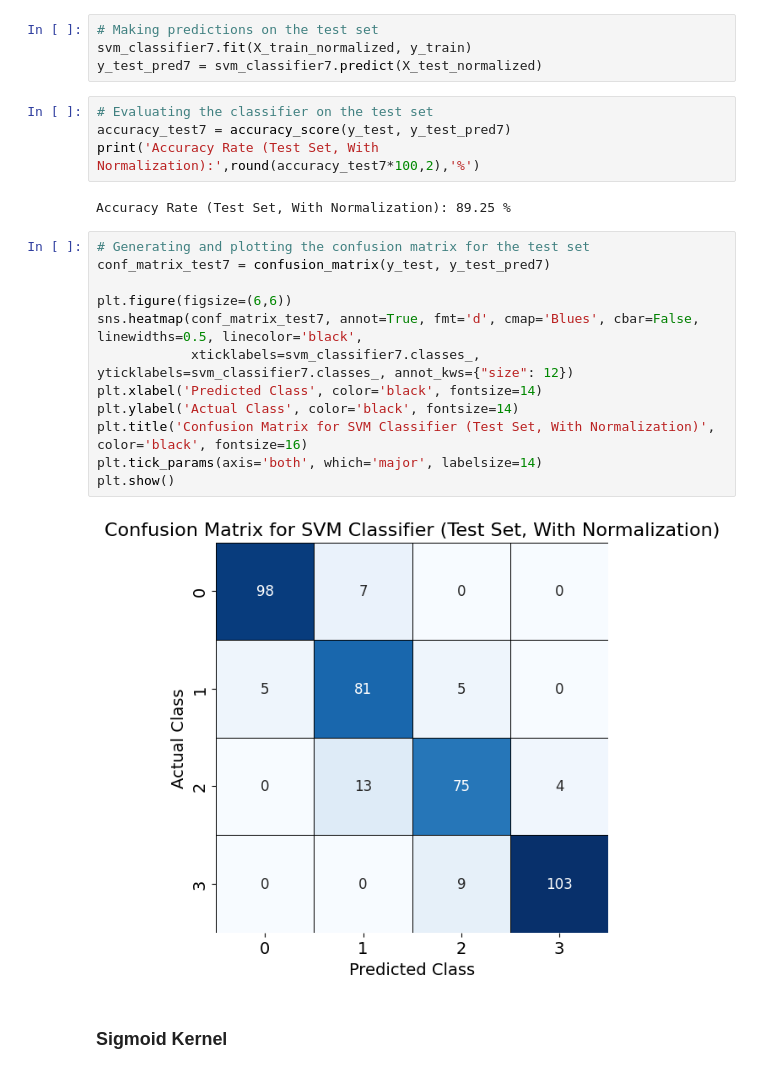
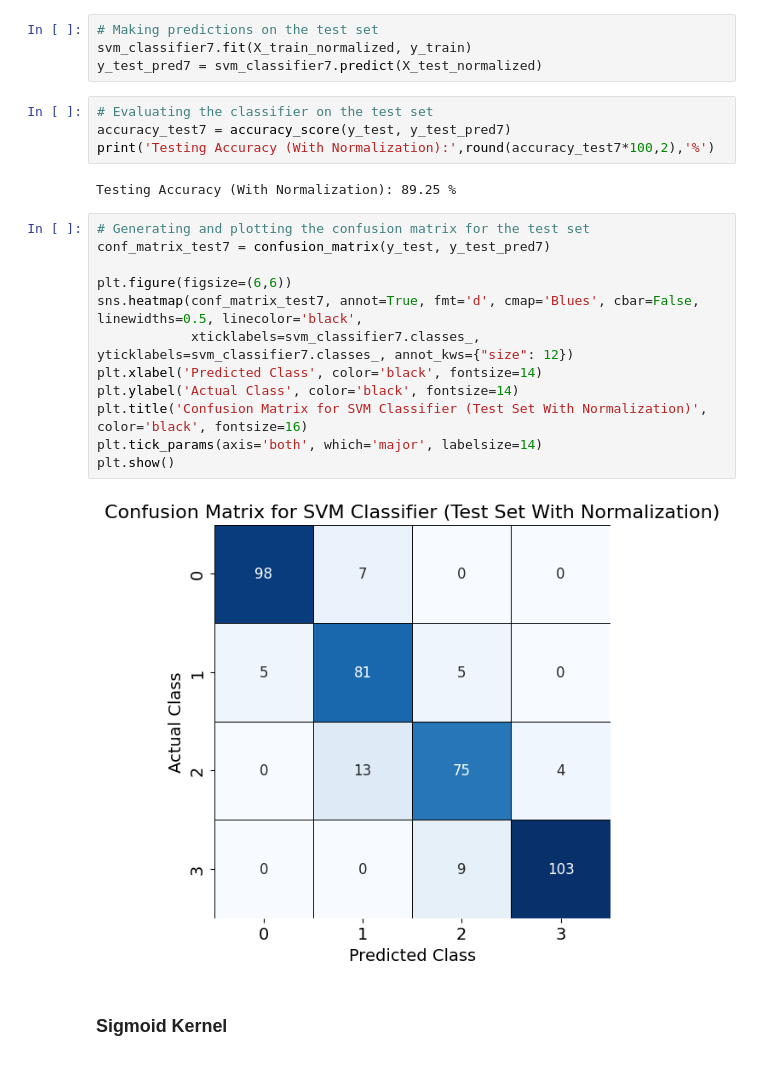
Before and after one commit to Mouleshwar3238/Mobile_Price_Classification, a Jupyter notebook: SVM_MPC.ipynb, the cells around one changed output. Saved outputs shown, nothing was run; the diff lists cells and outputs as text.

```diff
--- a/SVM_MPC.ipynb
+++ b/SVM_MPC.ipynb
@@ -360,23 +360,23 @@ y_test_pred7 = svm_classifier7.predict(X_test_normalized)
 # %%
 # Evaluating the classifier on the test set
 accuracy_test7 = accuracy_score(y_test, y_test_pred7)
-print('Accuracy Rate (Test Set, With Normalization):',round(accuracy_test7*100,2),'%')
+print('Testing Accuracy (With Normalization):',round(accuracy_test7*100,2),'%')
 # %% [output]
-Accuracy Rate (Test Set, With Normalization): 89.25 %
+Testing Accuracy (With Normalization): 89.25 %
 # %%
 # Generating and plotting the confusion matrix for the test set
 conf_matrix_test7 = confusion_matrix(y_test, y_test_pred7)
 
 plt.figure(figsize=(6,6))
 sns.heatmap(conf_matrix_test7, annot=True, fmt='d', cmap='Blues', cbar=False, linewidths=0.5, linecolor='black',
             xticklabels=svm_classifier7.classes_, yticklabels=svm_classifier7.classes_, annot_kws={"size": 12})
 plt.xlabel('Predicted Class', color='black', fontsize=14)
 plt.ylabel('Actual Class', color='black', fontsize=14)
-plt.title('Confusion Matrix for SVM Classifier (Test Set, With Normalization)', color='black', fontsize=16)
+plt.title('Confusion Matrix for SVM Classifier (Test Set With Normalization)', color='black', fontsize=16)
 plt.tick_params(axis='both', which='major', labelsize=14)
 plt.show()
 # %% [output]
-[figure, old version]
+[figure, new version]
 # %% [markdown]
 ### Sigmoid Kernel
 # %%
```
Also changed, not shown: parts of 22 cells of this notebook.
